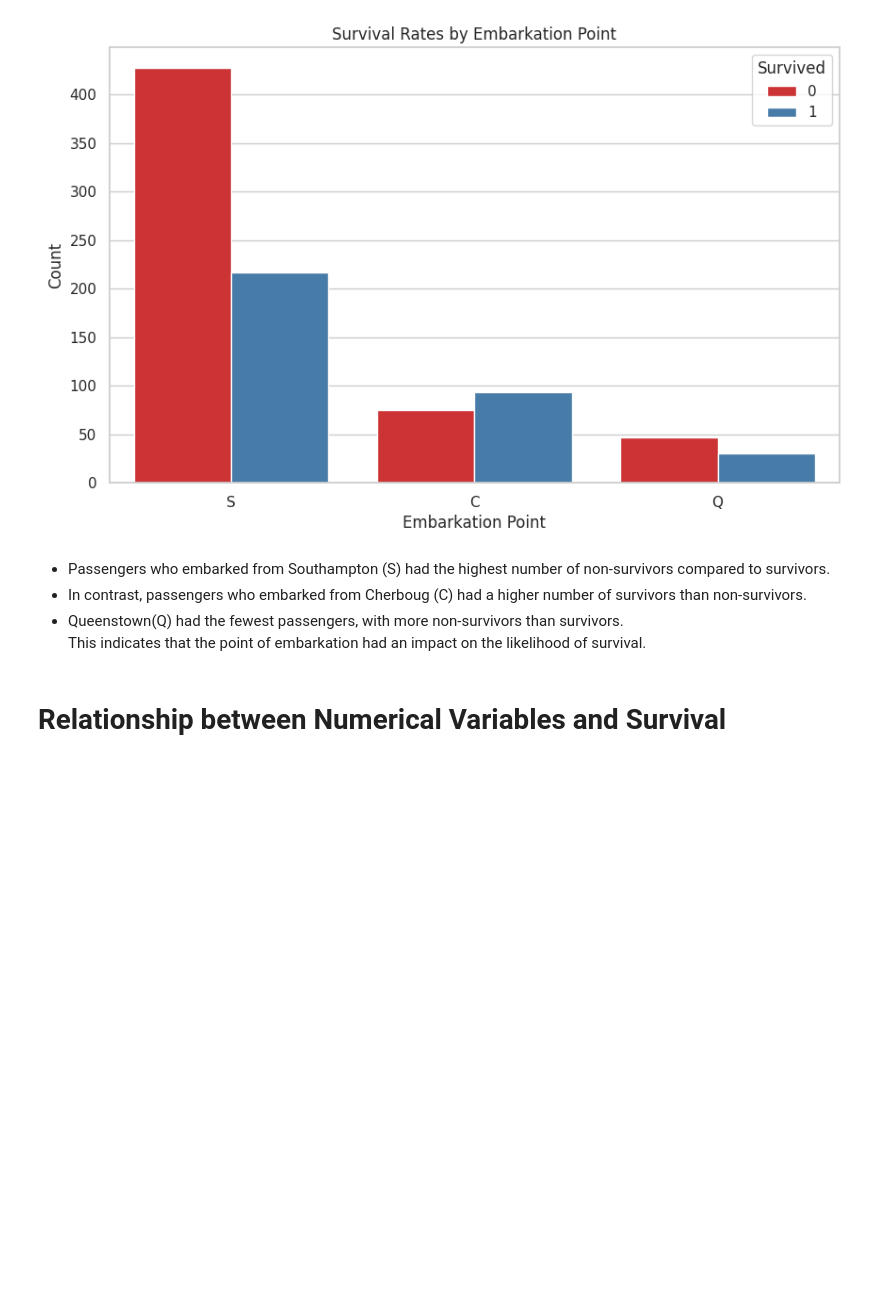
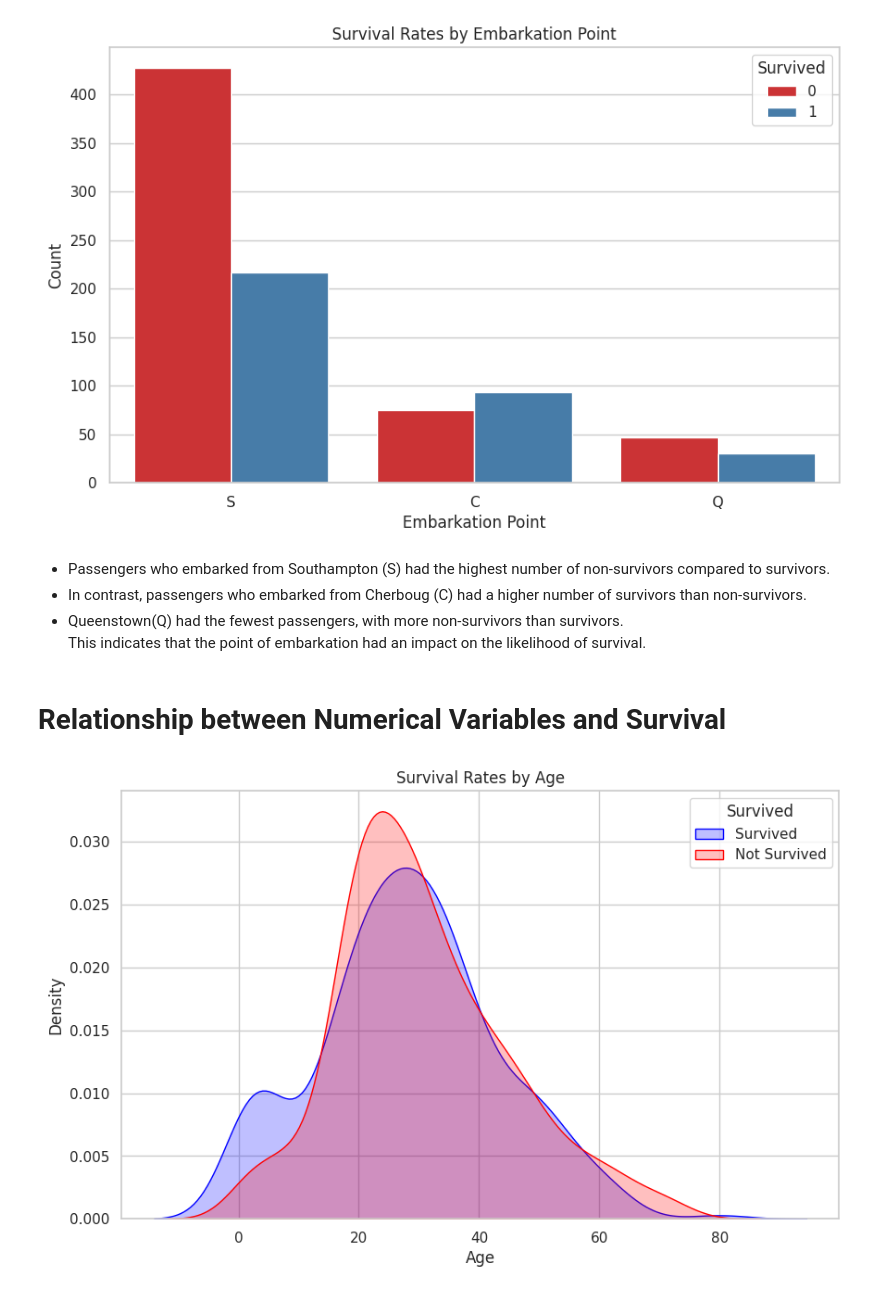
Before and after one commit to StacyChebet/Titanic-Machine-Learning-from-Disaster, a Jupyter notebook: Titanic_Machine_Learning_from_Disaster.ipynb, the cells around one changed output. Drawn from its saved outputs; the diff is of its cells as text; code cells hidden in the pictures; blank space fills up the shorter version.

Commit message:
Conducted bivariate analysis between numerical variables and the target variable (Survived).

```diff
--- a/Titanic_Machine_Learning_from_Disaster.ipynb
+++ b/Titanic_Machine_Learning_from_Disaster.ipynb
@@ -382,0 +381,12 @@ This indicates that the point of embarkation had an impact on the likelihood of
+# %%
+#Bivariate Analysis: Survival Rates by Age
+plt.figure(figsize=(10,6))
+sns.kdeplot(df[df['Survived']==1]['Age'].dropna(), fill=True, label='Survived', color='blue')
+sns.kdeplot(df[df['Survived']==0]['Age'].dropna(), fill=True, label='Not Survived', color='red')
+plt.title('Survival Rates by Age')
+plt.xlabel('Age')
+plt.ylabel('Density')
+plt.legend(title='Survived')
+plt.show()
+# %% [output]
+[figure, added]
```
Also changed, not shown: parts of 6 cells of this notebook.
